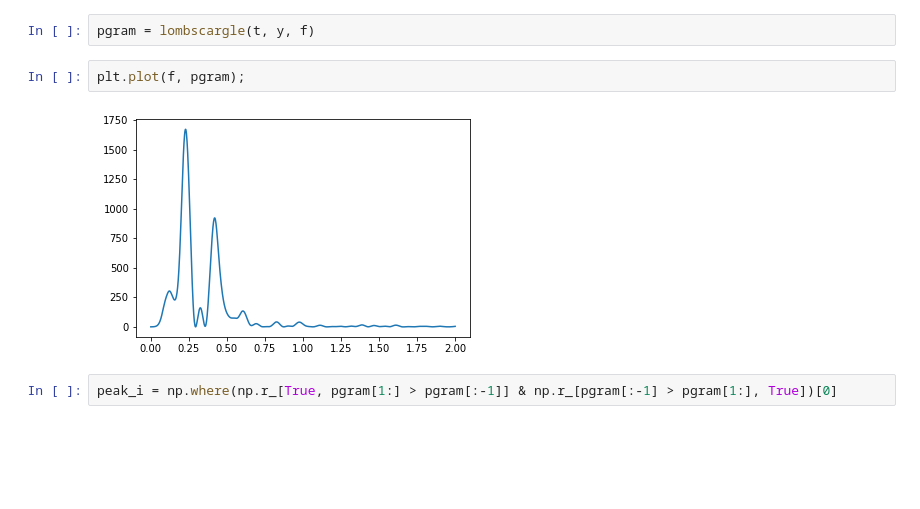
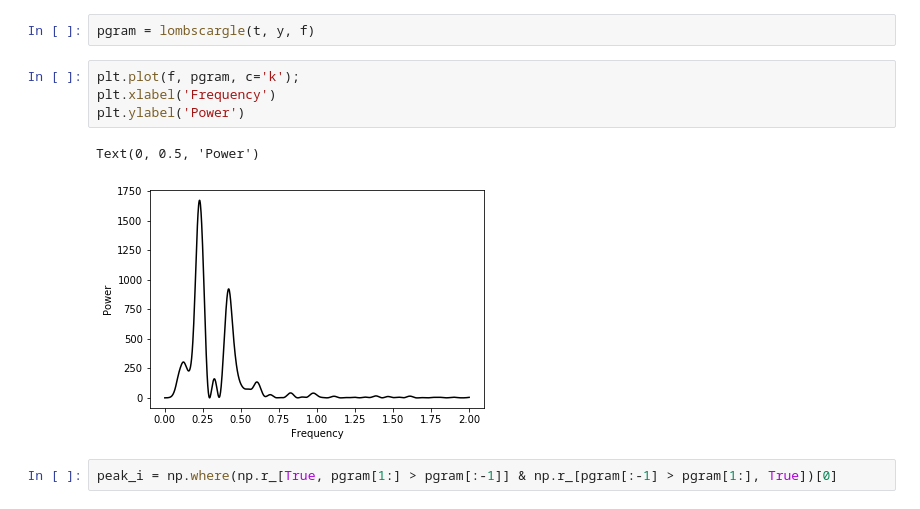
Before and after one commit to chemron/Data_analysis_2021, a Jupyter notebook: assignment_1/Question 2.ipynb, the cells around one changed output. Saved outputs shown, nothing was run; the diff lists cells and outputs as text; blank space fills up the shorter version.

```diff
--- a/assignment_1/Question 2.ipynb
+++ b/assignment_1/Question 2.ipynb
@@ -46,9 +45,12 @@ f = np.linspace(0.001, 2, 1000)
 # %%
 pgram = lombscargle(t, y, f)
 # %%
-plt.plot(f, pgram);
+plt.plot(f, pgram, c='k');
+plt.xlabel('Frequency')
+plt.ylabel('Power')
 # %% [output]
+Text(0, 0.5, 'Power')
-[figure, old version]
+[figure, new version]
 # %%
 peak_i = np.where(np.r_[True, pgram[1:] > pgram[:-1]] & np.r_[pgram[:-1] > pgram[1:], True])[0]
 # %%
```
Also changed, not shown: parts of 3 cells of this notebook, 14 other files.
